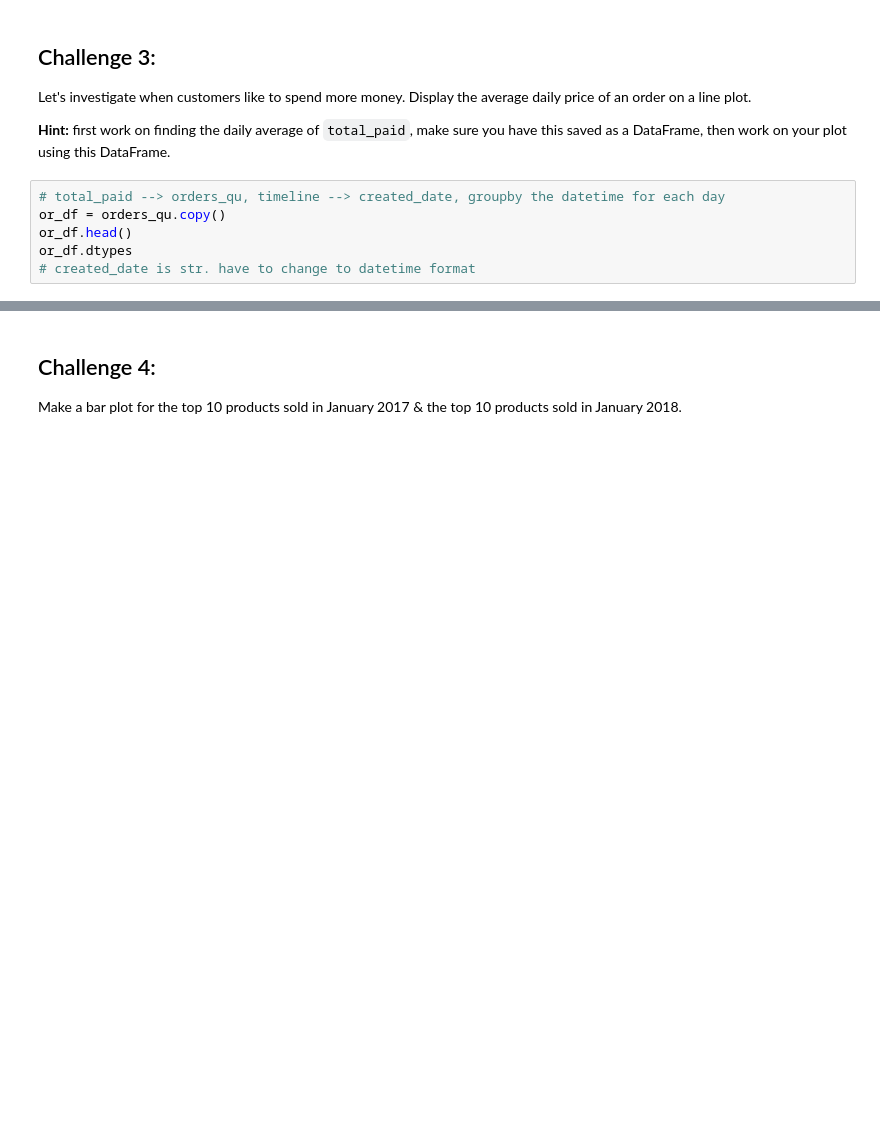
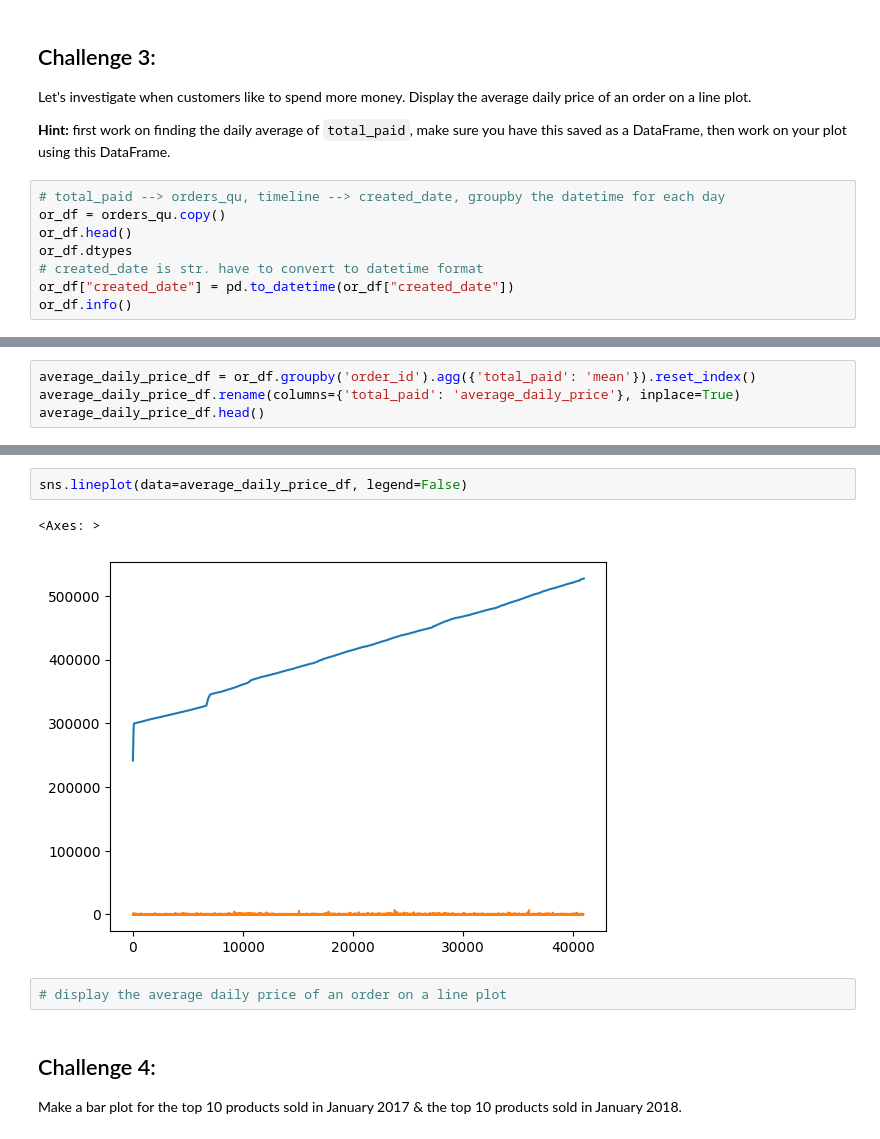
Before and after one commit to PhoenixCC0722/JoinTheGame_Magist, a Jupyter notebook: 3_1_7_seaborn_challenges.ipynb, the cells around one changed output, grey strips where cells are left out. Drawn from its saved outputs; the diff is of its cells as text; blank space fills up the shorter version.

```diff
--- a/3_1_7_seaborn_challenges.ipynb
+++ b/3_1_7_seaborn_challenges.ipynb
@@ -515,4 +515,6 @@ Let's investigate when customers like to spend more money. Display the average d
 or_df = orders_qu.copy()
 or_df.head()
 or_df.dtypes
-# created_date is str. have to change to datetime format
+# created_date is str. have to convert to datetime format
+or_df["created_date"] = pd.to_datetime(or_df["created_date"])
+or_df.info()
@@ -524,0 +550,4 @@ dtype: object
+# %%
+average_daily_price_df = or_df.groupby('order_id').agg({'total_paid': 'mean'}).reset_index()
+average_daily_price_df.rename(columns={'total_paid': 'average_daily_price'}, inplace=True)
+average_daily_price_df.head()
@@ -525,3 +561,10 @@ dtype: object
+# %%
+sns.lineplot(data=average_daily_price_df, legend=False)
+# %% [output]
+<Axes: >
+[figure, added]
+# %%
+# display the average daily price of an order on a line plot
 # %% [markdown]
 ## Challenge 4:
 Make a bar plot for the top 10 products sold in January 2017 & the top 10 products sold in January 2018.
```
Also changed, not shown: parts of 6 cells of this notebook.
